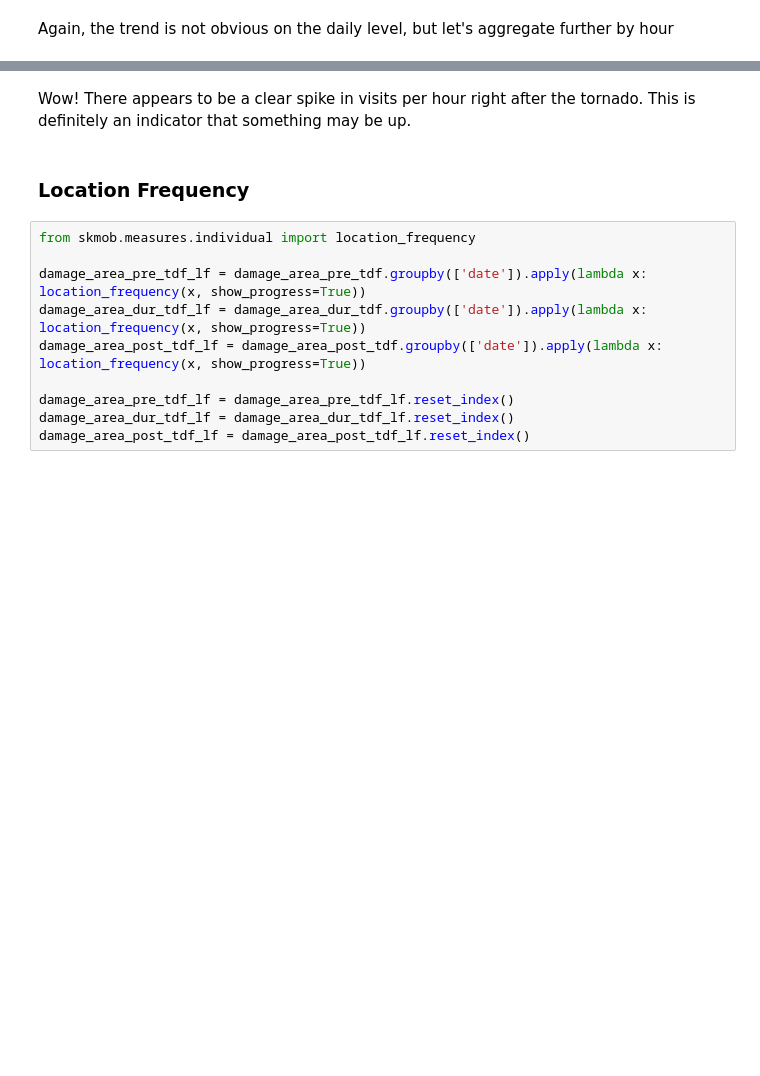
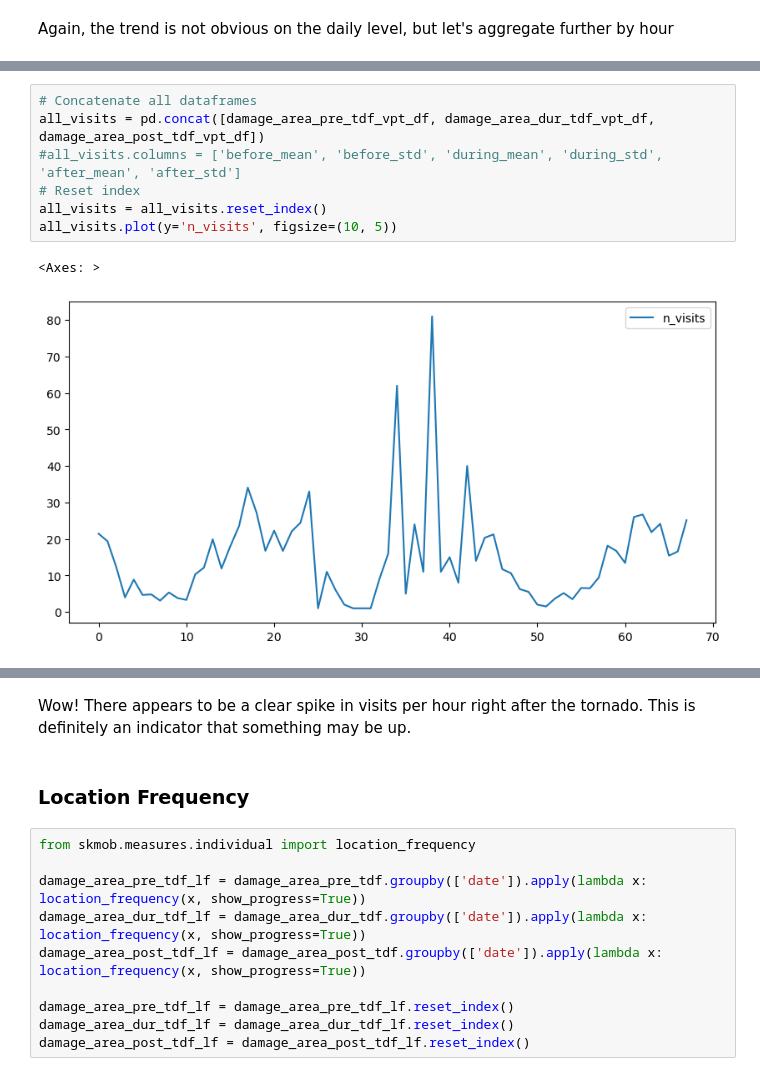
Before and after one commit to ekinugurel/SatMobFusion, a Jupyter notebook: analysis/TulsaMobileDataAnalysis.ipynb, the cells around one changed output, grey strips where cells are left out. Saved outputs shown, nothing was run; the diff lists cells and outputs as text; blank space fills up the shorter version.

```diff
--- a/analysis/TulsaMobileDataAnalysis.ipynb
+++ b/analysis/TulsaMobileDataAnalysis.ipynb
@@ -256,0 +442,10 @@ ax.set_ylim((0, None))
+# %%
+# Concatenate all dataframes
+all_visits = pd.concat([damage_area_pre_tdf_vpt_df, damage_area_dur_tdf_vpt_df, damage_area_post_tdf_vpt_df])
+#all_visits.columns = ['before_mean', 'before_std', 'during_mean', 'during_std', 'after_mean', 'after_std']
+# Reset index
+all_visits = all_visits.reset_index()
+all_visits.plot(y='n_visits', figsize=(10, 5))
+# %% [output]
+<Axes: >
+[figure, added]
```
Also changed, not shown: parts of 37 cells of this notebook, 19 other files.
